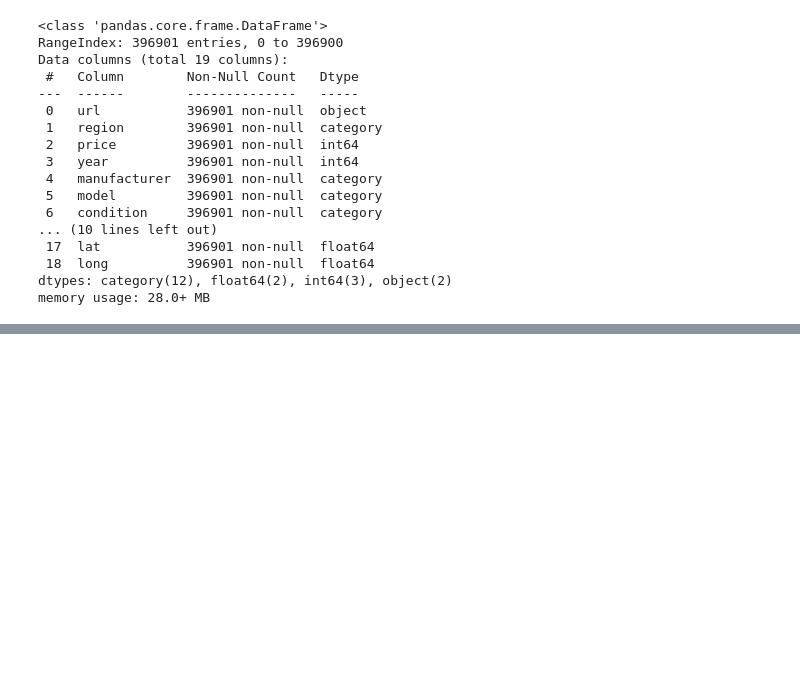
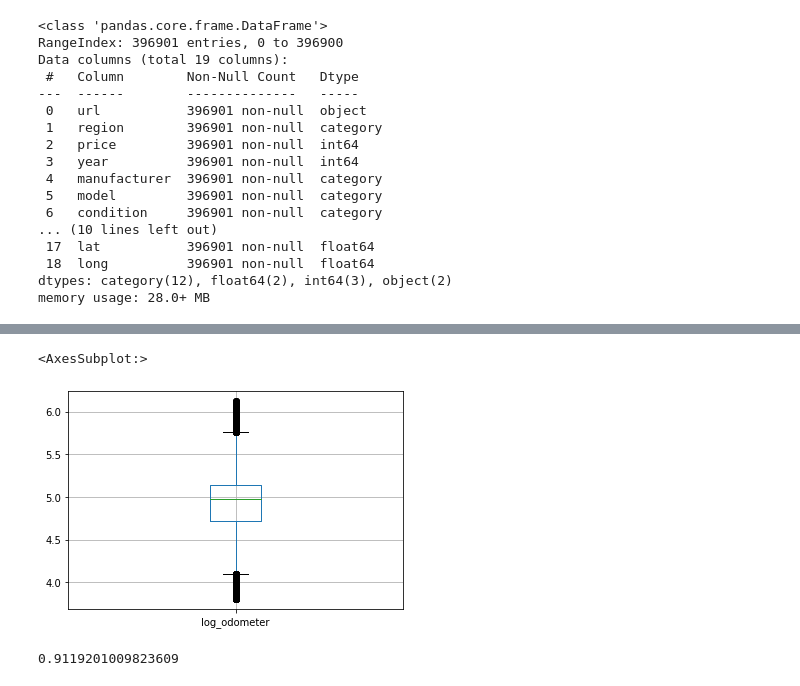
Before and after one commit to mbs8/IF679-ciencia-de-dados, a Jupyter notebook: notebooks/2-pre_processing.ipynb, the cells around one changed output, grey strips where cells are left out. Cells and saved outputs as stored; diff of their text form; code cells hidden in the pictures; blank space fills up the shorter version.

```diff
--- a/notebooks/2-pre_processing.ipynb
+++ b/notebooks/2-pre_processing.ipynb
@@ -437,0 +512,10 @@ AttributeError: 'Index' object has no attribute 'hist'
+# %%
+z_score_df[z_score_df['log_odometer'] >= 0].boxplot(column=['log_odometer'])
+# %% [output]
+<AxesSubplot:>
+[figure, added]
+# %%
+# Redução de 9% no tamanho da base de dados após remover os outliers
+len(z_score_df)/len(df)
+# %% [output]
+0.9119201009823609
```
Also changed, not shown: parts of 31 cells of this notebook, 2 other files.
